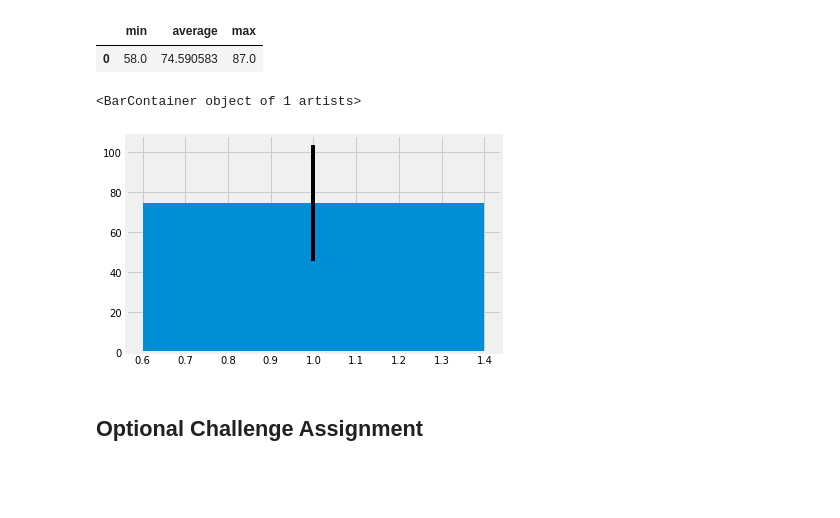
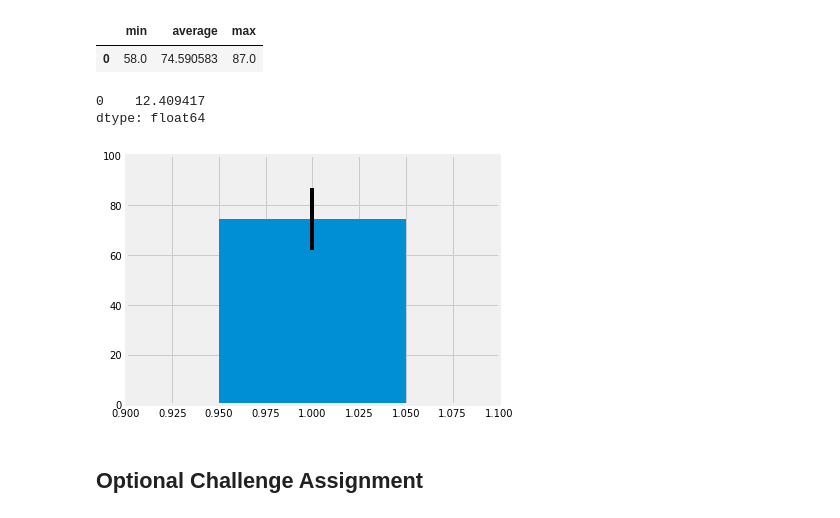
Before and after one commit to jamiediaz/HW08_SQLAlchemy, a Jupyter notebook: climate_starter.ipynb, the cells around one changed output. Cells and saved outputs as stored; diff of their text form; code cells hidden in the pictures; blank space fills up the shorter version.

Commit message:
plot plot blot

```diff
--- a/climate_starter.ipynb
+++ b/climate_starter.ipynb
@@ -261,16 +261,21 @@ trip_temp_df
 # %%
 # Plot the results from your previous query as a bar chart.
 # Use "Trip Avg Temp" as your Title
 # Use the average temperature for the y value
 # Use the peak-to-peak (tmax-tmin) value as the y error bar (yerr)
 
 bar1 = trip_temp_df['average']
-yer = trip_temp_df['max'] - trip_temp_df['min']
+yer = trip_temp_df['max'] - trip_temp_df['average']
 x1 = 1
-plt.bar(x1, bar1,  yerr=yer)
+plt.bar(x1, bar1, width = .1, yerr=yer)
+plt.ylim(0,100)
+plt.xlim(0.9,1.1)
+plt.tight_layout()
+print(yer)
 # %% [output]
-<BarContainer object of 1 artists>
+0    12.409417
+dtype: float64
-[figure, old version]
+[figure, new version]
 # %%
 # Calculate the total amount of rainfall per weather station for your trip dates using the previous year's matching dates.
 # Sort this in descending order by precipitation amount and list the station, name, latitude, longitude, and elevation
```
